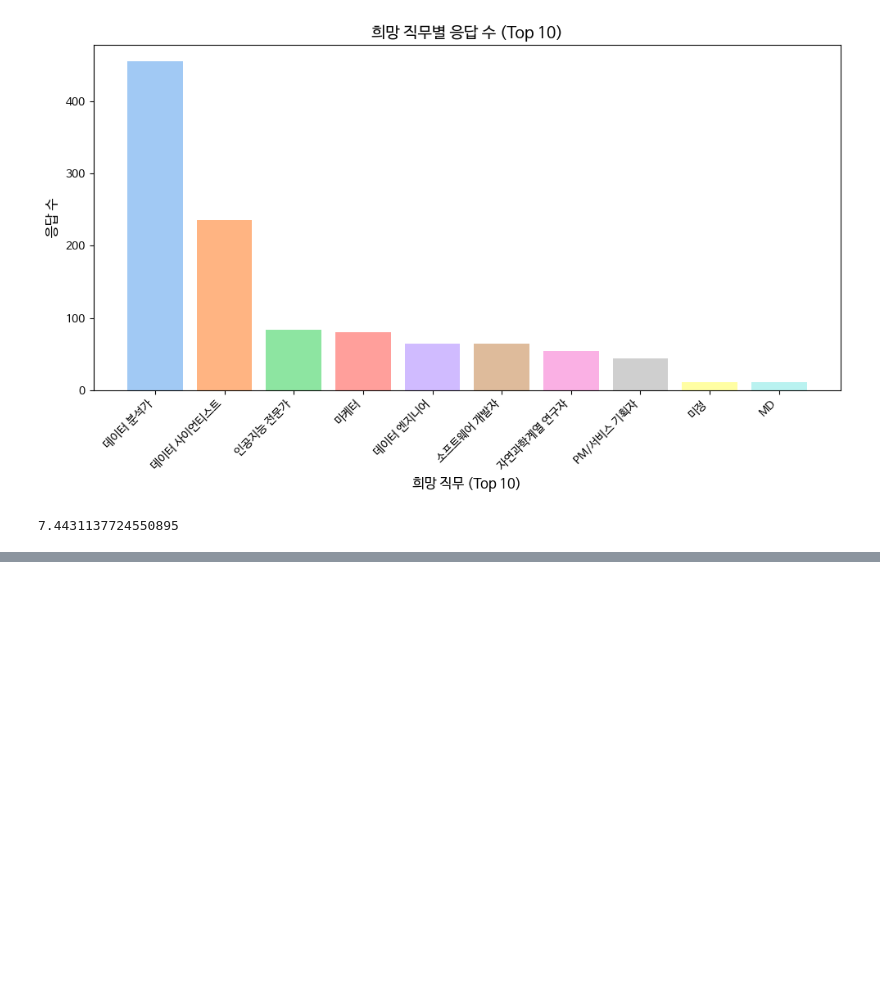
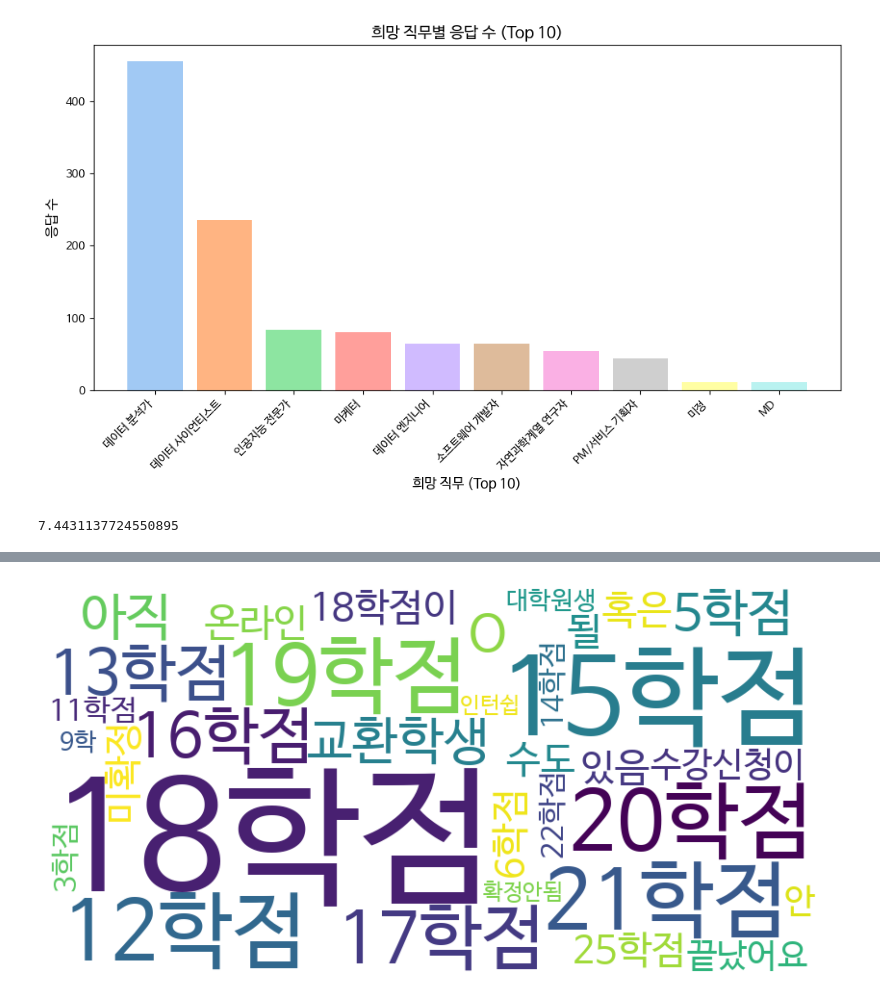
Before and after one commit to LYZAcell/data_study, a Jupyter notebook: BDA(통계)/이가영_41_최종과제_제출.ipynb, the cells around one changed output, grey strips where cells are left out. Drawn from its saved outputs; the diff is of its cells as text; code cells hidden in the pictures; blank space fills up the shorter version.

```diff
--- a/BDA(통계)/이가영_41_최종과제_제출.ipynb
+++ b/BDA(통계)/이가영_41_최종과제_제출.ipynb
@@ -316,0 +386,6 @@ repar_df['BDA를 친구/지인 등 주변에 얼마나 추천하고 싶으신가
+# %%
+# 수강학점
+point_df['2-11) 재학생의 경우 2024-1학기에 듣는 학점을 적어주세요. ( 예시 : 18학점 -> 18 )']
+# 컬럼명 수정
+point_df = point_df.rename(columns={'2-11) 재학생의 경우 2024-1학기에 듣는 학점을 적어주세요. ( 예시 : 18학점 -> 18 )': '수강학점'})
+point_df['수강학점'].unique()
@@ -316,0 +400,13 @@ repar_df['BDA를 친구/지인 등 주변에 얼마나 추천하고 싶으신가
+# %%
+# Nan 값 제외
+lesson_point = point_df['수강학점'].dropna()
+# 워드클라우드 생성
+wordcloud = WordCloud(width=800, height=400, background_color='white', font_path='/usr/share/fonts/truetype/nanum/NanumBarunGothic.ttf').generate(' '.join(lesson_point.astype(str)))
+
+# 워드클라우드 출력
+plt.figure(figsize=(10, 5))
+plt.imshow(wordcloud, interpolation='bilinear')
+plt.axis('off')
+plt.show()
+# %% [output]
+[figure, added]
```
Also changed, not shown: parts of 26 cells of this notebook.
